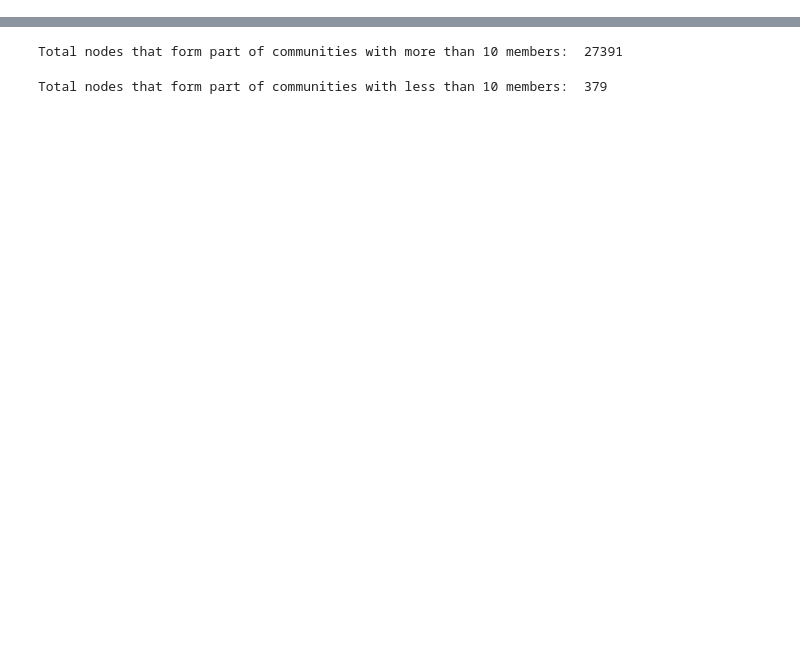
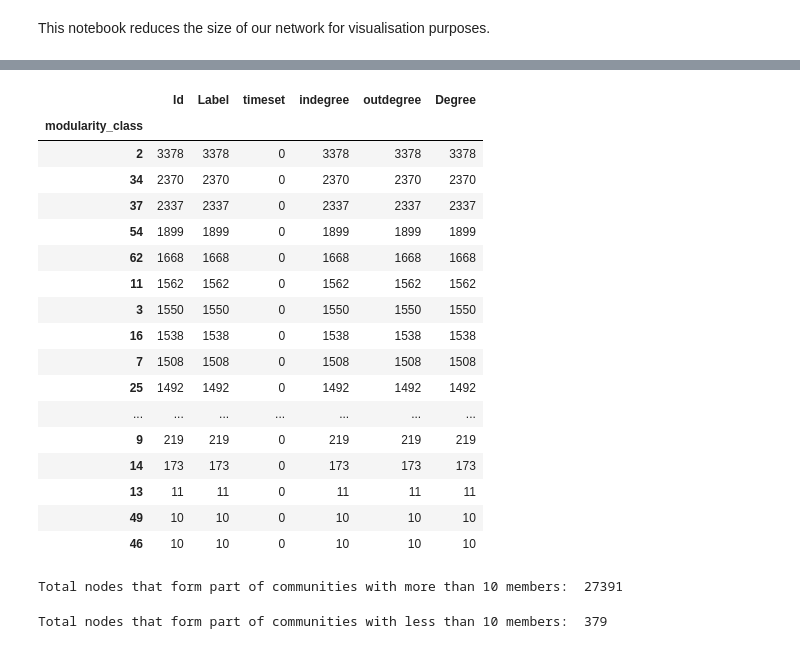
Before and after one commit to ajmaradiaga/dmsn-group15-citation-networks, a Jupyter notebook: exploring-nodes-with-modularity.ipynb, the cells around one changed output, grey strips where cells are left out. Cells and saved outputs as stored; diff of their text form; code cells hidden in the pictures; blank space fills up the shorter version.

```diff
--- a/exploring-nodes-with-modularity.ipynb
+++ b/exploring-nodes-with-modularity.ipynb
@@ -1,3 +1,5 @@
+# %% [markdown]
+This notebook reduces the size of our network for visualisation purposes.
 # %%
 import os
 import re
@@ -26,6 +28,27 @@ display_df_with_bokeh(modularity_mt_nodes_df, include_index=True)
 # %% [output]
 [interactive output not drawn]
 [interactive output not drawn]
+# %%
+modularity_mt_nodes_df
+# %% [output]
+|  | Id | Label | timeset | indegree | outdegree | Degree |
+| modularity_class |  |  |  |  |  |  |
+| 2 | 3378 | 3378 | 0 | 3378 | 3378 | 3378 |
+| 34 | 2370 | 2370 | 0 | 2370 | 2370 | 2370 |
+| 37 | 2337 | 2337 | 0 | 2337 | 2337 | 2337 |
+| 54 | 1899 | 1899 | 0 | 1899 | 1899 | 1899 |
+| 62 | 1668 | 1668 | 0 | 1668 | 1668 | 1668 |
+| 11 | 1562 | 1562 | 0 | 1562 | 1562 | 1562 |
+| 3 | 1550 | 1550 | 0 | 1550 | 1550 | 1550 |
+| 16 | 1538 | 1538 | 0 | 1538 | 1538 | 1538 |
+| 7 | 1508 | 1508 | 0 | 1508 | 1508 | 1508 |
+| 25 | 1492 | 1492 | 0 | 1492 | 1492 | 1492 |
+| ... | ... | ... | ... | ... | ... | ... |
+| 9 | 219 | 219 | 0 | 219 | 219 | 219 |
+| 14 | 173 | 173 | 0 | 173 | 173 | 173 |
+| 13 | 11 | 11 | 0 | 11 | 11 | 11 |
+| 49 | 10 | 10 | 0 | 10 | 10 | 10 |
+| 46 | 10 | 10 | 0 | 10 | 10 | 10 |
 # %%
 print("Total nodes that form part of communities with more than 10 members: ", modularity_mt_nodes_df.sum()['Id'])
 # %% [output]
```
Also changed, not shown: parts of 2 cells of this notebook, 5 other files.
